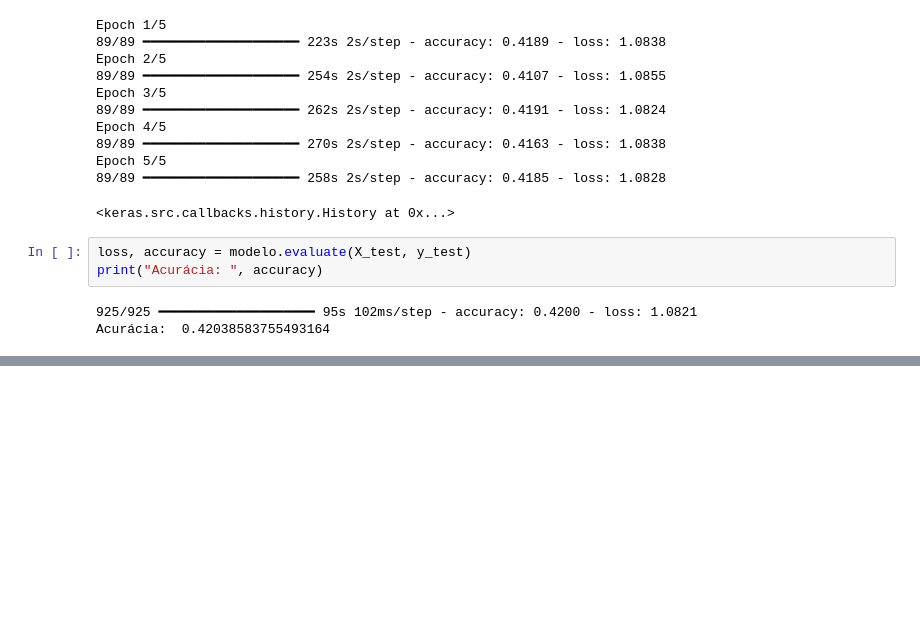
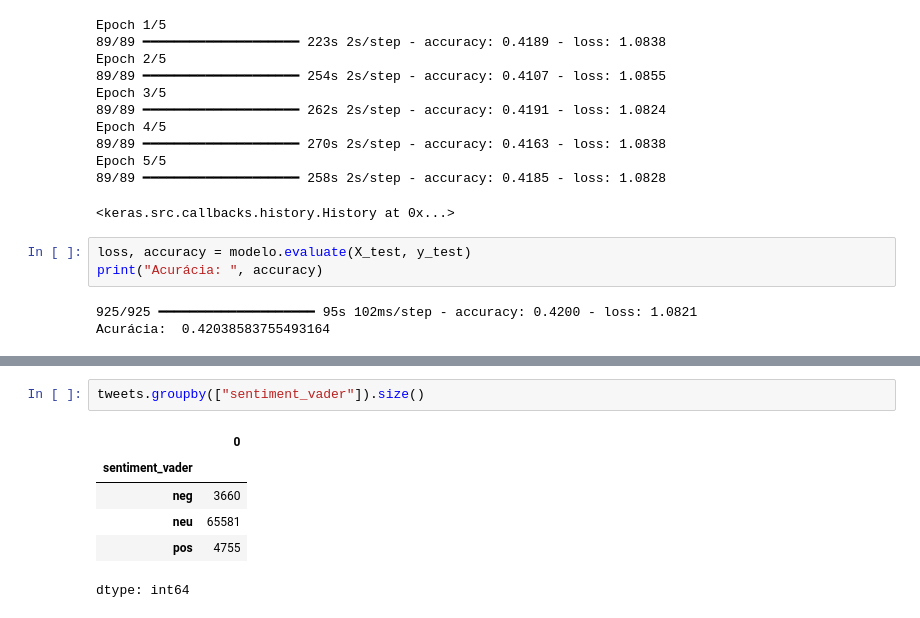
Before and after one commit to eldercamposds/AnaliseDeSentimento, a Jupyter notebook: SupervisionadoVsRegras.ipynb, the cells around one changed output, grey strips where cells are left out. Drawn from its saved outputs; the diff is of its cells as text; blank space fills up the shorter version.

```diff
--- a/SupervisionadoVsRegras.ipynb
+++ b/SupervisionadoVsRegras.ipynb
@@ -155,0 +182,9 @@ Acurácia:  0.42038583755493164
+# %%
+tweets.groupby(["sentiment_vader"]).size()
+# %% [output]
+|  | 0 |
+| sentiment_vader |  |
+| neg | 3660 |
+| neu | 65581 |
+| pos | 4755 |
+dtype: int64
```
Also changed, not shown: parts of 11 cells of this notebook.
